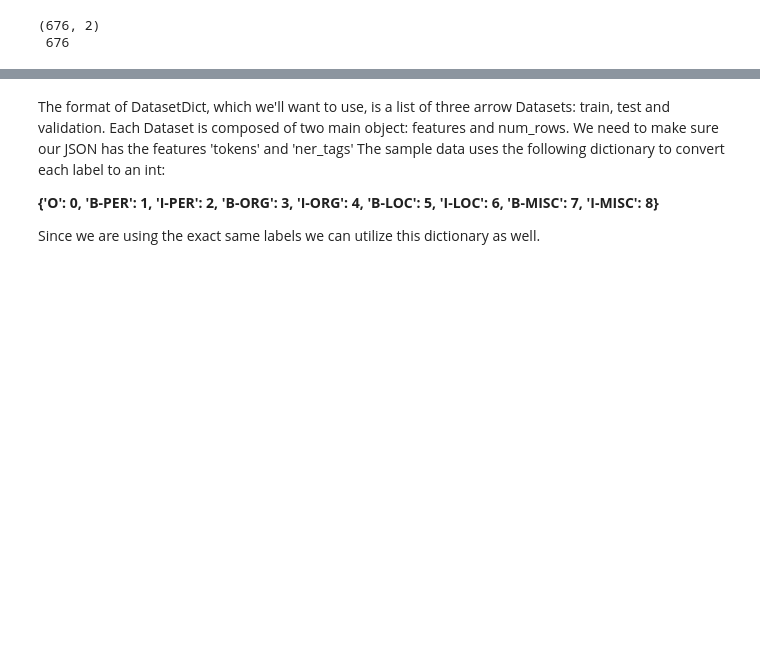
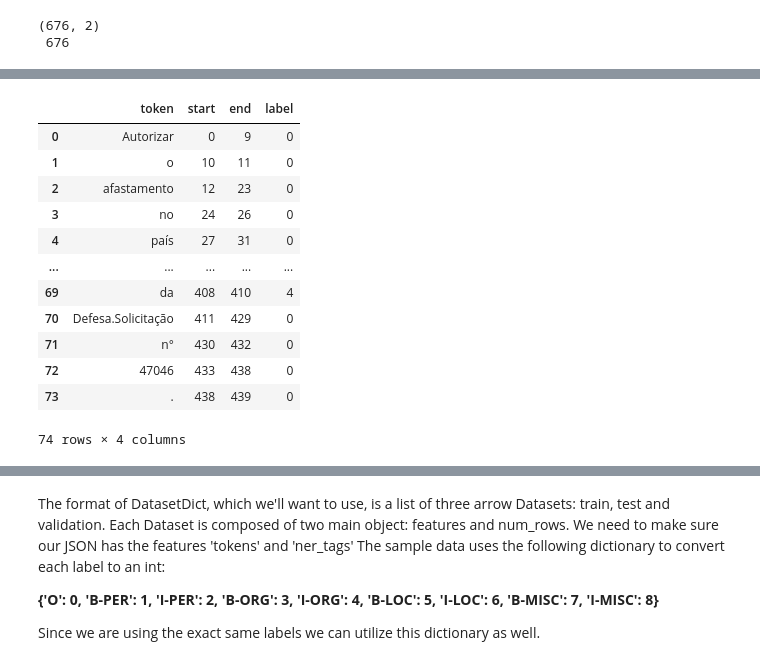
Before and after one commit to arthurziegler/ner-using-bert, a Jupyter notebook: notebooks/03_make_dataset.ipynb, the cells around one changed output, grey strips where cells are left out. Cells and saved outputs as stored; diff of their text form; code cells hidden in the pictures; blank space fills up the shorter version.

```diff
--- a/notebooks/03_make_dataset.ipynb
+++ b/notebooks/03_make_dataset.ipynb
@@ -234,0 +270,16 @@ id_to_label
+# %%
+list_of_tokenized_sentences[304]
+# %% [output]
+|  | token | start | end | label |
+| 0 | Autorizar | 0 | 9 | 0 |
+| 1 | o | 10 | 11 | 0 |
+| 2 | afastamento | 12 | 23 | 0 |
+| 3 | no | 24 | 26 | 0 |
+| 4 | país | 27 | 31 | 0 |
+| ... | ... | ... | ... | ... |
+| 69 | da | 408 | 410 | 4 |
+| 70 | Defesa.Solicitação | 411 | 429 | 0 |
+| 71 | n° | 430 | 432 | 0 |
+| 72 | 47046 | 433 | 438 | 0 |
+| 73 | . | 438 | 439 | 0 |
+74 rows × 4 columns
```
Also changed, not shown: parts of 29 cells of this notebook, 4 other files.
